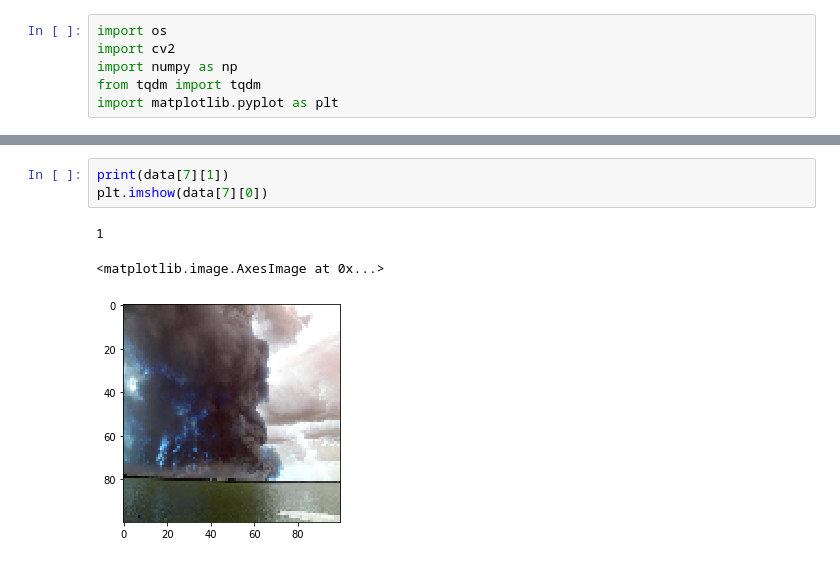
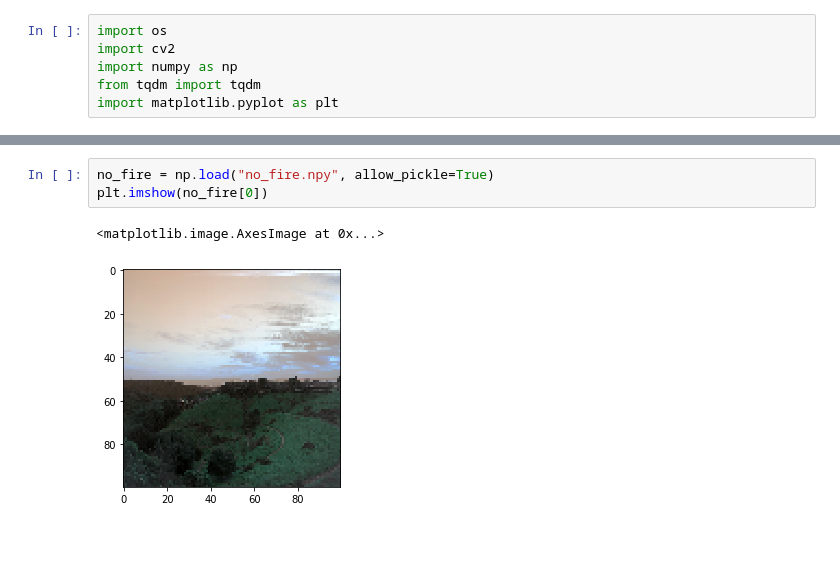
Before and after one commit to UF-CEN4914/firespotter, a Jupyter notebook: model/Preprocess.ipynb, the cells around one changed output, grey strips where cells are left out. Drawn from its saved outputs; the diff is of its cells as text.

```diff
--- a/model/Preprocess.ipynb
+++ b/model/Preprocess.ipynb
@@ -56,7 +53,6 @@ plt.imshow(data[3][0])
-# %%
-print(data[7][1])
-plt.imshow(data[7][0])
-# %% [output]
-1
-<matplotlib.image.AxesImage at 0x...>
-[figure, removed]
+# %%
+no_fire = np.load("no_fire.npy", allow_pickle=True)
+plt.imshow(no_fire[0])
+# %% [output]
+<matplotlib.image.AxesImage at 0x...>
+[figure, added]
```
Also changed, not shown: parts of 6 cells of this notebook, 4 other files.
